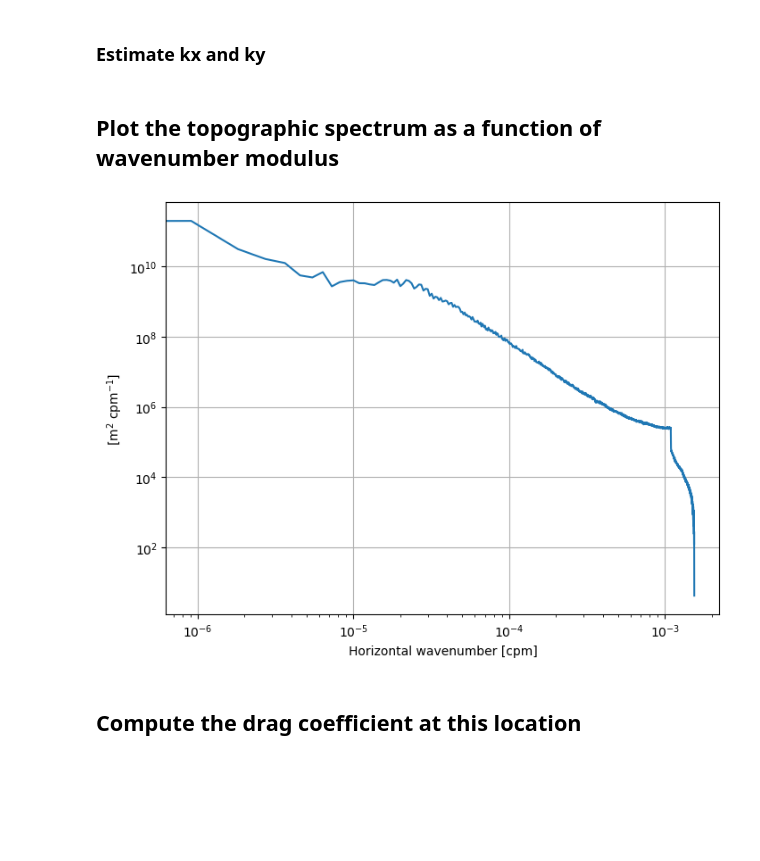
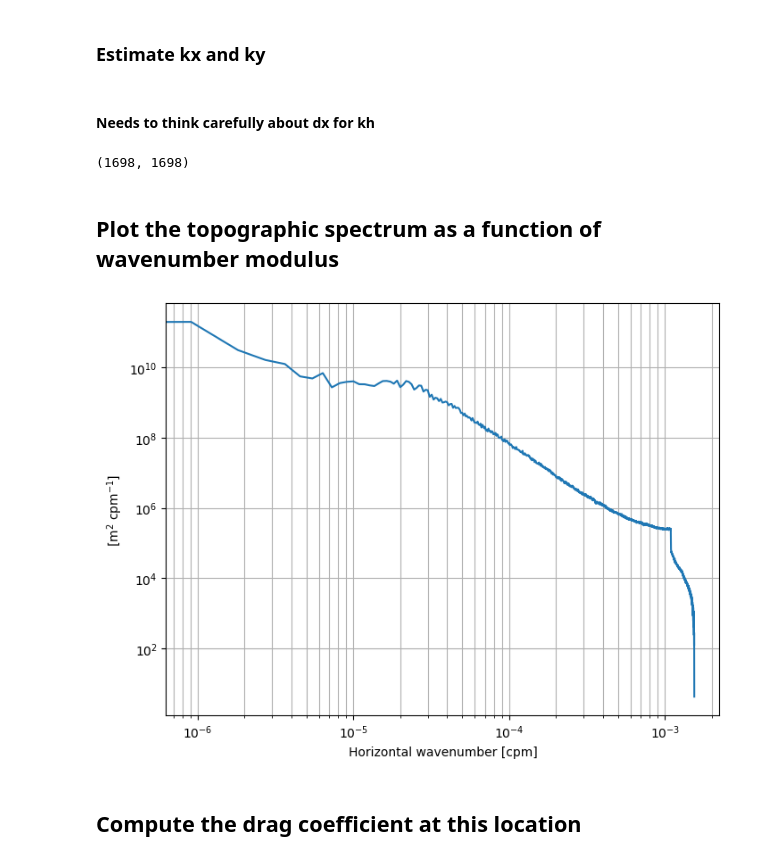
Before and after one commit to luweiyang/MOM6_global_tide_only, a Jupyter notebook: input/Topog_spec.ipynb, the cells around one changed output. Cells and saved outputs as stored; diff of their text form; code cells hidden in the pictures; blank space fills up the shorter version.

Commit message:
Done: topog spec. Next: compare slope.

```diff
--- a/input/Topog_spec.ipynb
+++ b/input/Topog_spec.ipynb
@@ -77,4 +81,3 @@ Lat: 50.0 N.
 # %%
 topog_sample = topog.z[240*135:240*145,240*145:240*155]
-topog_sample = topog_sample - topog_sample.mean()
-topog_sample.min(), topog_sample.max()
+topog_sample -= topog_sample.mean(skipna=True)
@@ -96,10 +116,9 @@ plt.title('Ocean depth, demeaned (m)');
 # %%
-#from scipy import signal
-#win_1d = signal.windows.gaussian(topog_sample.shape[0], std=topog_sample.shape[0]/2, sym=False)win_1d = np.full((topog_sample.shape[0]),np.nan)
-#for i in range(topog_sample.shape[0]):
-#    win_1d[i] = math.sin(i*np.pi/topog_sample.shape[0])**2
-#win_1d.size
-ny, nx = np.array(topog_sample).shape
+ydim, xdim = topog_sample.dims
+nx = topog_sample[xdim].size
+ny = topog_sample[ydim].size
+dx = np.max(np.diff(topog_sample[xdim]))
+dy = np.max(np.diff(topog_sample[ydim]))
 win_2d = np.full((ny,nx), np.nan)
 radi = topog_sample.shape[0] / 2
 for i in range(topog_sample.shape[0]):
@@ -138,6 +159,5 @@ plt.title('Ocean depth, demeaned & filtered (m)');
 ## Perform the spectral analysis
 # %%
 topog_fft = np.fft.fft2(topog_sample)
-topog_fft = topog_fft / topog_sample.shape[0] / topog_sample.shape[1]
-topog_spd = np.real(topog_fft * np.conjugate(topog_fft))
-topog_spd.shape
+topog_fft = topog_fft / nx / ny
+topog_spd = (topog_fft*topog_fft.conjugate()).real
@@ -157,8 +170,6 @@ xr.plot.contourf(topog_spd_xr, levels=np.logspace(-6,-2,9), extend='both', cmap=
 # %% [markdown]
 ### Estimate kx and ky
 # %%
-ny, nx = topog_sample.shape
-
 kx = np.zeros(nx)
 for i in range(nx):
     kx[i] = i
@@ -186,18 +197,23 @@ for j in range(ny):
         ik = round(kh[j,i])
         topog_spd_1d[ik]      = topog_spd_1d[ik] + topog_spd[j,i]
         topog_spd_fold[jj,ii] = topog_spd_fold[jj,ii]+topog_spd[j,i]
-
-dx = 110 * 1000 / 240 # 458 or less (m)
-topog_spd_1d = topog_spd_1d * nx * dx
-kh_1d = np.arange(kh_max+1) / nx / dx
+# %% [markdown]
+#### Needs to think carefully about dx for kh
+# %%
+# Only an estimate, not accurate
+dx = 110 * 1000 / 240 # 458 or less (m)
+topog_spd_1d = topog_spd_1d * nx * dx
+kh_1d = np.arange(kh_max+1) / nx / dx
+kh_1d.size, topog_spd_1d.size
+# %% [output]
+(1698, 1698)
 # %% [markdown]
 ## Plot the topographic spectrum as a function of wavenumber modulus
 # %%
-kh_1d.size, topog_spd_1d.size
 fig = plt.figure(figsize = (8,6))
 plt.loglog(kh_1d,topog_spd_1d)
 plt.xlabel('Horizontal wavenumber [cpm]')
 plt.ylabel('[m$^{2}$ cpm$^{-1}$]')
-plt.grid(True)
+plt.grid(which='both', axis='both')
 # %% [output]
-[figure, old version]
+[figure, new version]
```
Also changed, not shown: parts of 11 cells of this notebook.
